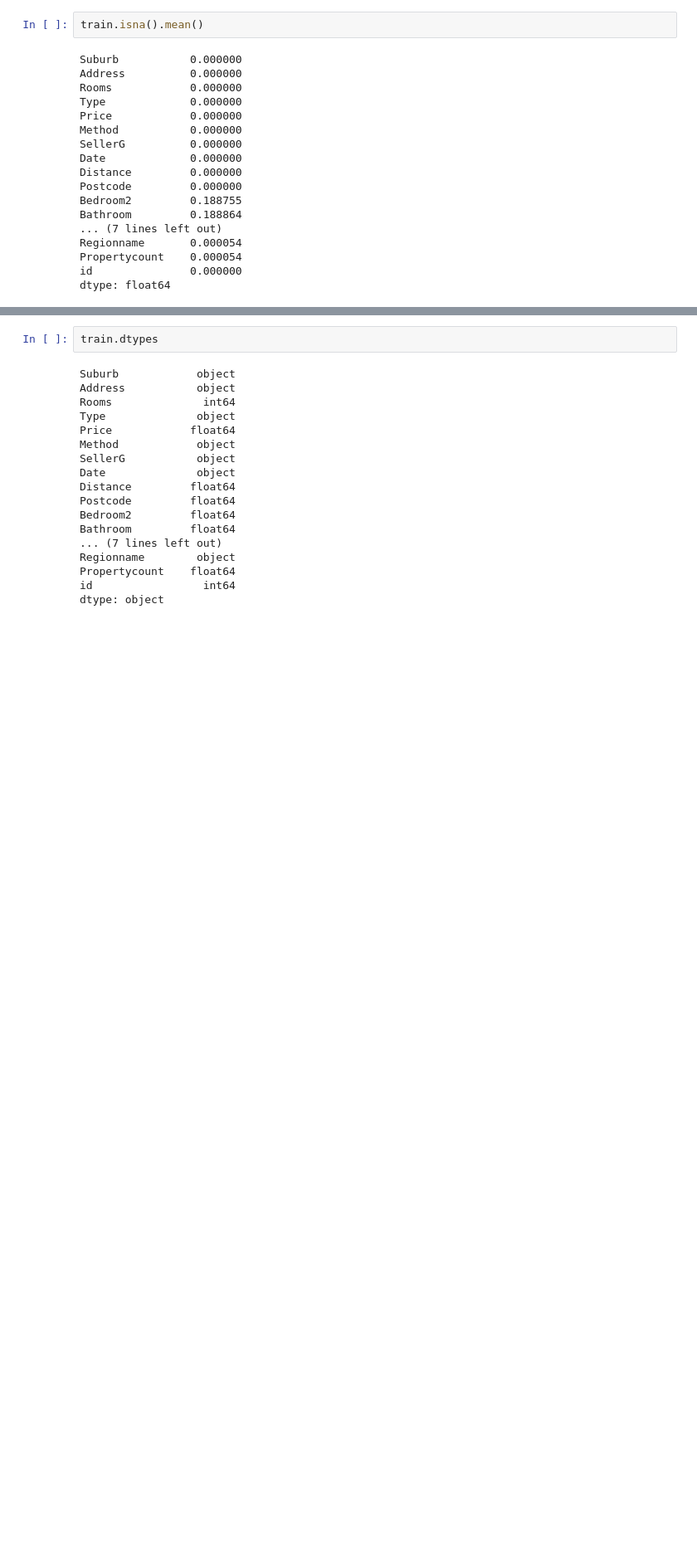
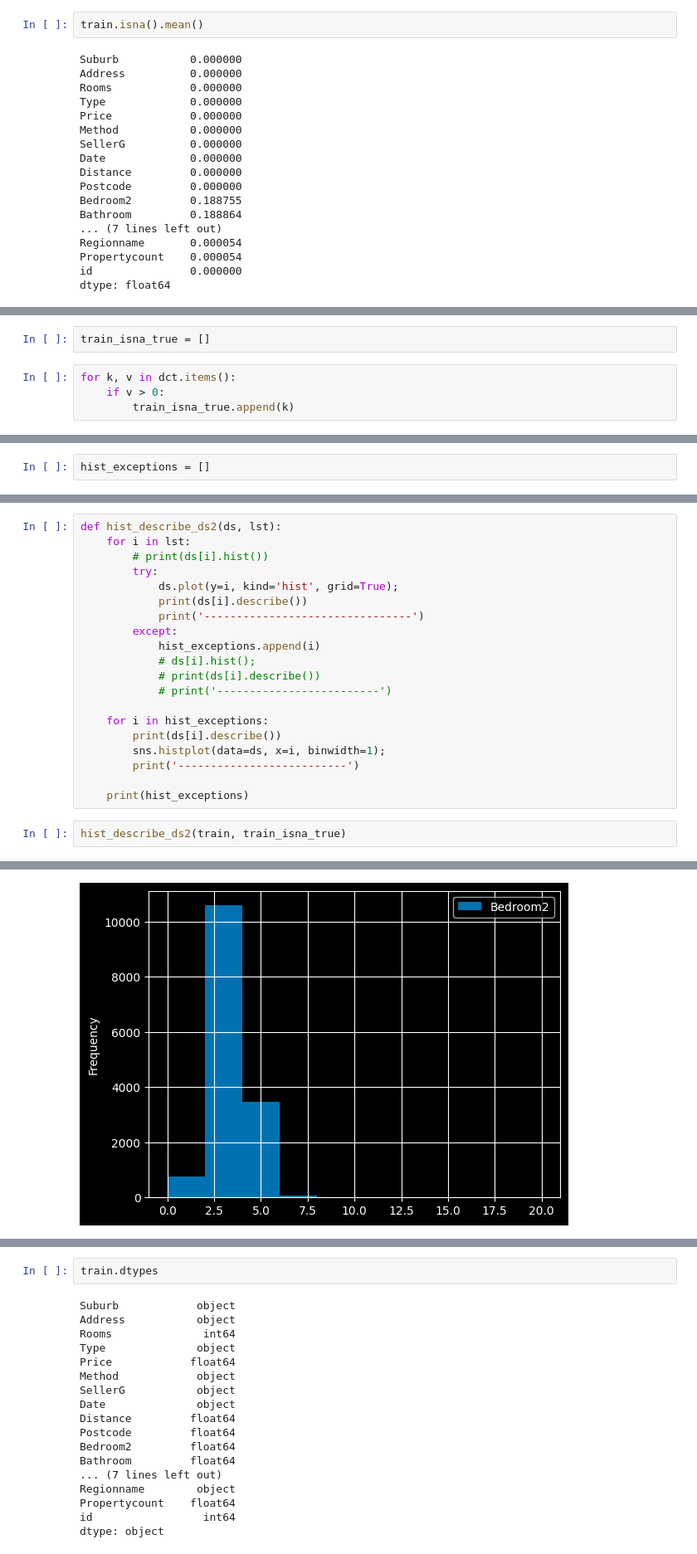
Before and after one commit to Zetis659/Data_Science_GM, a Jupyter notebook: Leopard_challenge_Regression/Leopard_challenge_Regression.ipynb, the cells around one changed output, grey strips where cells are left out. Shown at 83% size. Cells and saved outputs as stored; diff of their text form; blank space fills up the shorter version.

```diff
--- a/Leopard_challenge_Regression/Leopard_challenge_Regression.ipynb
+++ b/Leopard_challenge_Regression/Leopard_challenge_Regression.ipynb
@@ -86,0 +159,6 @@ dtype: float64
+# %%
+train_isna_true = []
+# %%
+for k, v in dct.items():
+    if v > 0:
+        train_isna_true.append(k)
@@ -86,0 +196,2 @@ dtype: float64
+# %%
+hist_exceptions = []
@@ -86,0 +212,23 @@ dtype: float64
+# %%
+def hist_describe_ds2(ds, lst):
+    for i in lst:
+        # print(ds[i].hist())
+        try:
+            ds.plot(y=i, kind='hist', grid=True);
+            print(ds[i].describe())
+            print('--------------------------------')
+        except:
+            hist_exceptions.append(i)
+            # ds[i].hist();
+            # print(ds[i].describe())
+            # print('-------------------------')
+
+    for i in hist_exceptions:
+        print(ds[i].describe())
+        sns.histplot(data=ds, x=i, binwidth=1);
+        print('--------------------------')
+
+    print(hist_exceptions)
+# %%
+hist_describe_ds2(train, train_isna_true)
+# %% [output]
@@ -86,0 +252 @@ dtype: float64
+[figure, added]
```
Also changed, not shown: parts of 35 cells of this notebook, 1 other file.
